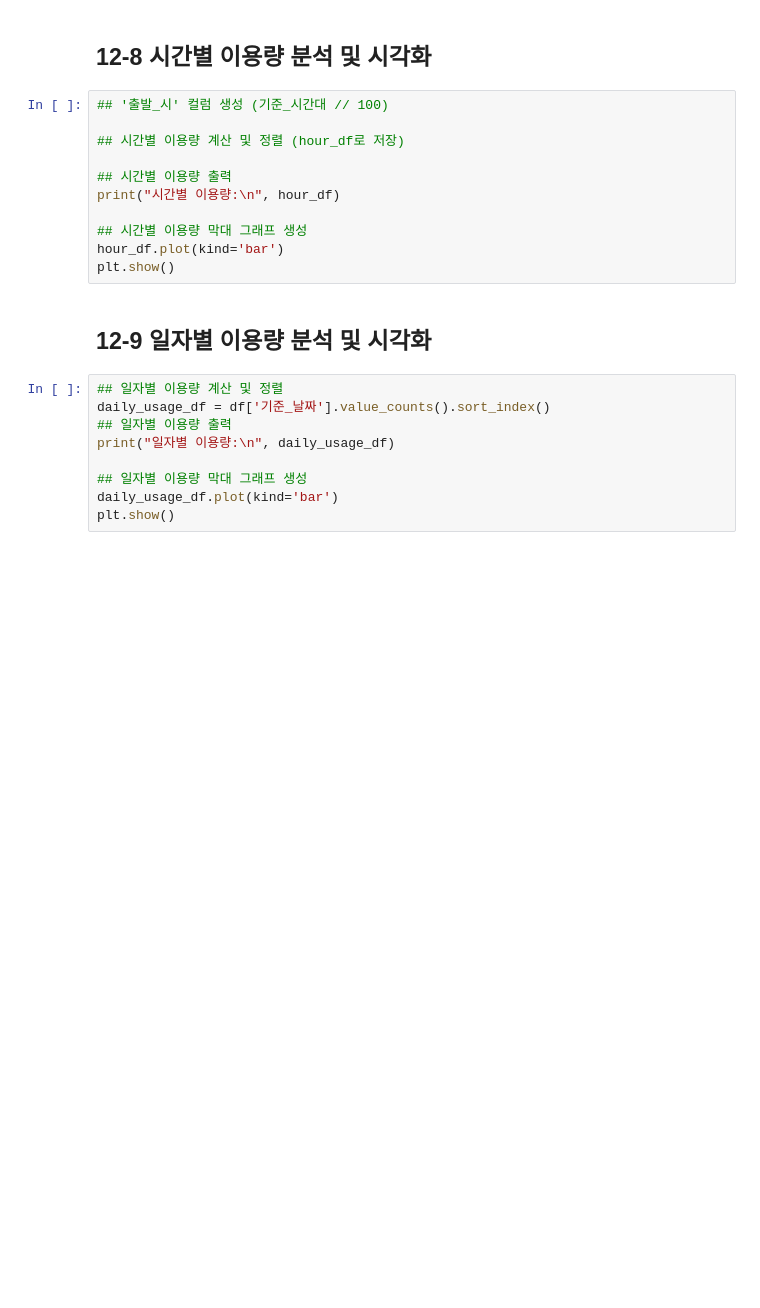
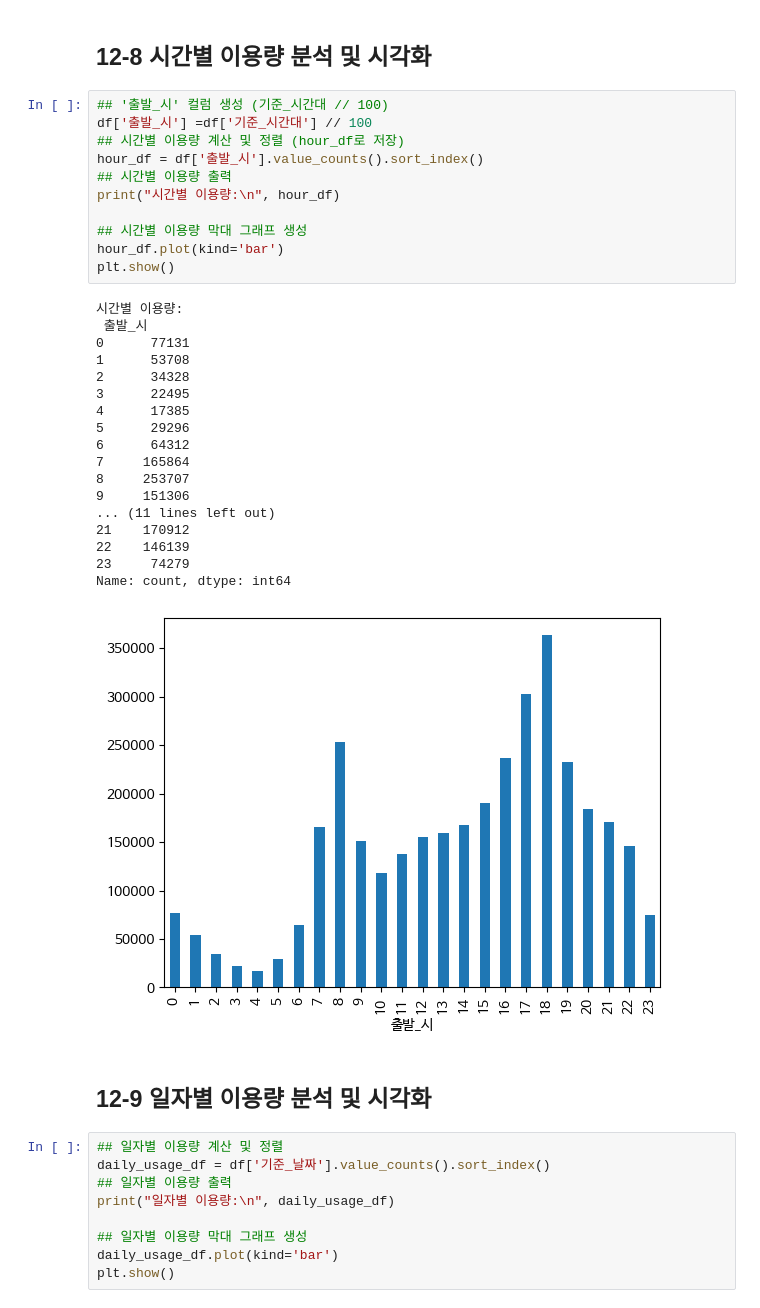
Before and after one commit to Dayeong-Hwang/Data-Analysis-with-Open-Source, a Jupyter notebook: 오픈소스_데이터_분석_12강.ipynb, the cells around one changed output. Cells and saved outputs as stored; diff of their text form; blank space fills up the shorter version.

```diff
--- a/오픈소스_데이터_분석_12강.ipynb
+++ b/오픈소스_데이터_분석_12강.ipynb
@@ -265,15 +266,34 @@ plt.show()
 ## 12-8 시간별 이용량 분석 및 시각화
 # %%
 ## '출발_시' 컬럼 생성 (기준_시간대 // 100)
-
+df['출발_시'] =df['기준_시간대'] // 100
 ## 시간별 이용량 계산 및 정렬 (hour_df로 저장)
-
+hour_df = df['출발_시'].value_counts().sort_index()
 ## 시간별 이용량 출력
 print("시간별 이용량:\n", hour_df)
 
 ## 시간별 이용량 막대 그래프 생성
 hour_df.plot(kind='bar')
 plt.show()
+# %% [output]
+시간별 이용량:
+ 출발_시
+0      77131
+1      53708
+2      34328
+3      22495
+4      17385
+5      29296
+6      64312
+7     165864
+8     253707
+9     151306
+... (11 lines left out)
+21    170912
+22    146139
+23     74279
+Name: count, dtype: int64
+[figure, added]
 # %% [markdown]
 ## 12-9 일자별 이용량 분석 및 시각화
 # %%
```
Also changed, not shown: parts of 1 cell of this notebook.
